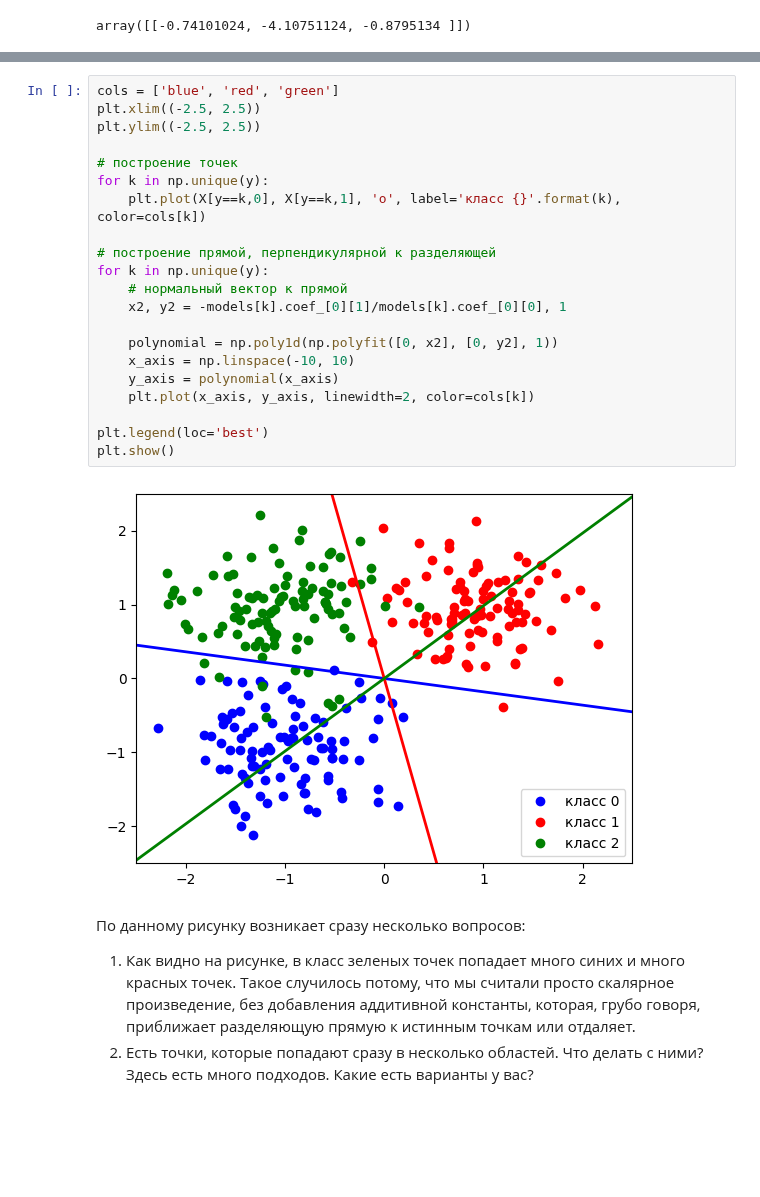
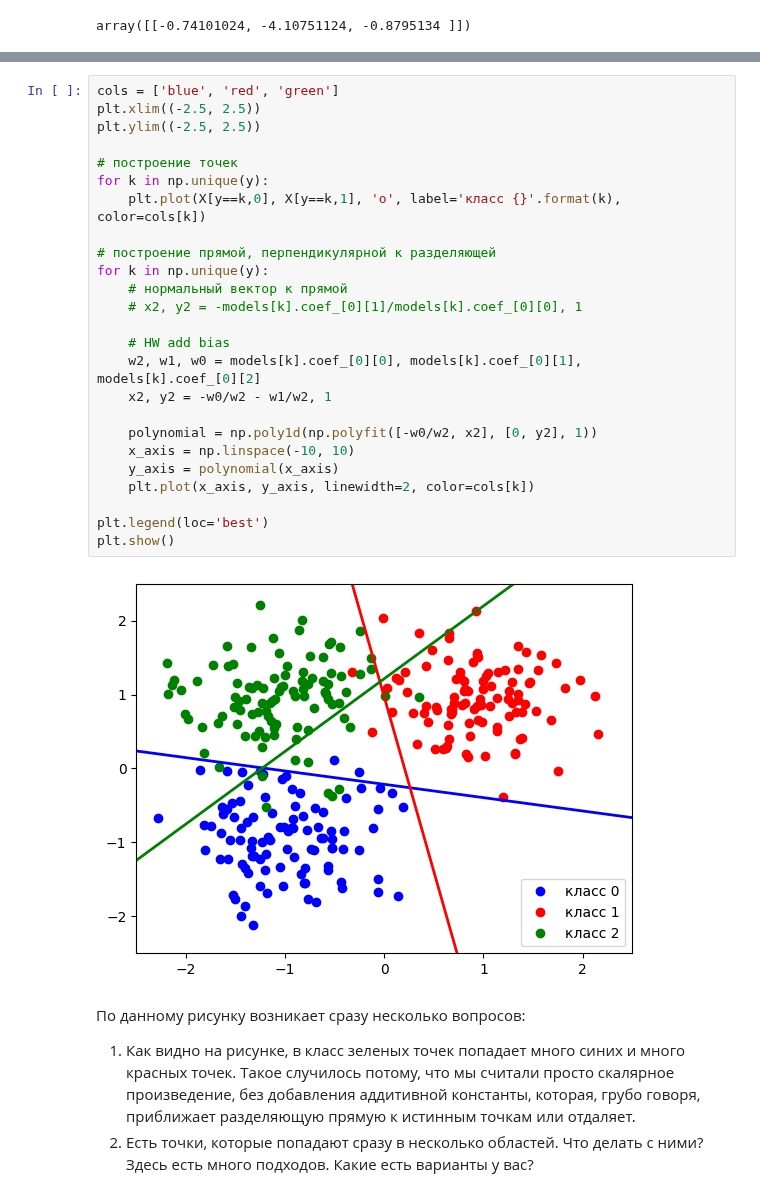
Before and after one commit to maxploter/ML, a Jupyter notebook: MachineLearningSeminars_results/sem1/main.ipynb, the cells around one changed output, grey strips where cells are left out. Saved outputs shown, nothing was run; the diff lists cells and outputs as text; blank space fills up the shorter version.

```diff
--- a/MachineLearningSeminars_results/sem1/main.ipynb
+++ b/MachineLearningSeminars_results/sem1/main.ipynb
@@ -243,26 +248,30 @@ array([[-0.74101024, -4.10751124, -0.8795134 ]])
 # %%
 cols = ['blue', 'red', 'green']
 plt.xlim((-2.5, 2.5))
 plt.ylim((-2.5, 2.5))
 
 # построение точек
 for k in np.unique(y):
     plt.plot(X[y==k,0], X[y==k,1], 'o', label='класс {}'.format(k), color=cols[k])
 
 # построение прямой, перпендикулярной к разделяющей
 for k in np.unique(y):
     # нормальный вектор к прямой
-    x2, y2 = -models[k].coef_[0][1]/models[k].coef_[0][0], 1
+    # x2, y2 = -models[k].coef_[0][1]/models[k].coef_[0][0], 1
 
-    polynomial = np.poly1d(np.polyfit([0, x2], [0, y2], 1))
+    # HW add bias
+    w2, w1, w0 = models[k].coef_[0][0], models[k].coef_[0][1], models[k].coef_[0][2]
+    x2, y2 = -w0/w2 - w1/w2, 1
+
+    polynomial = np.poly1d(np.polyfit([-w0/w2, x2], [0, y2], 1))
     x_axis = np.linspace(-10, 10)
     y_axis = polynomial(x_axis)
     plt.plot(x_axis, y_axis, linewidth=2, color=cols[k])
 
 plt.legend(loc='best')
 plt.show()
 # %% [output]
-[figure, old version]
+[figure, new version]
 # %% [markdown]
 По данному рисунку возникает сразу несколько вопросов:
 1. Как видно на рисунке, в класс зеленых точек попадает много синих и много красных точек. Такое случилось потому, что мы считали просто скалярное произведение, без добавления аддитивной константы, которая, грубо говоря, приближает разделяющую прямую к истинным точкам или отдаляет.
```
Also changed, not shown: parts of 1 cell of this notebook.
